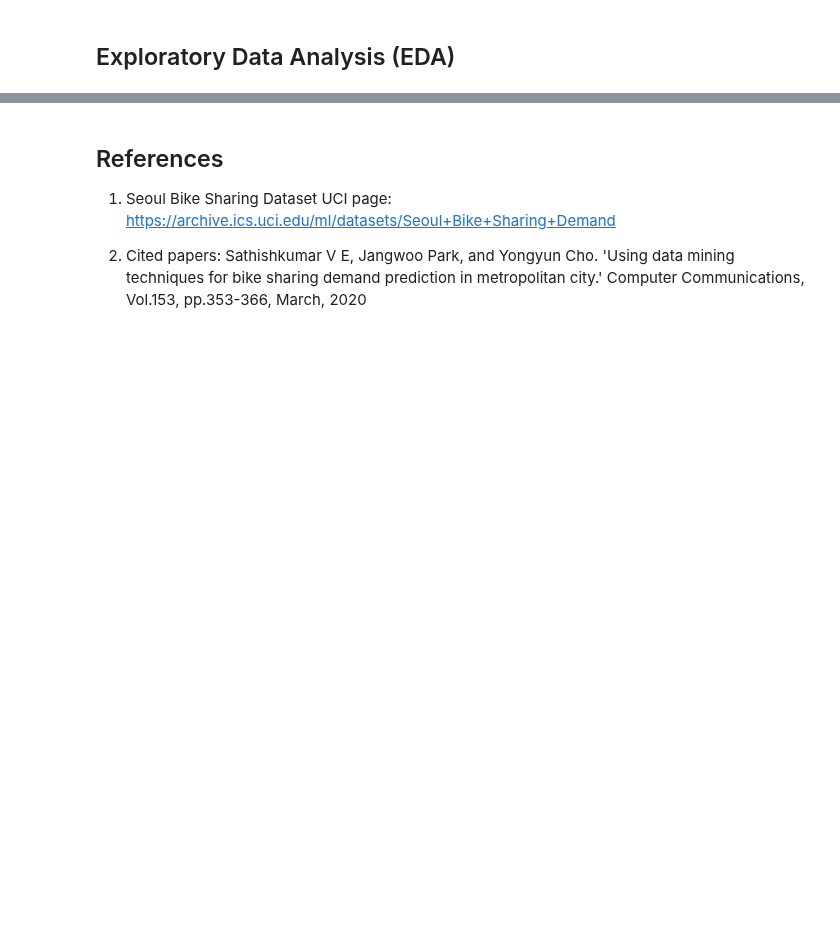
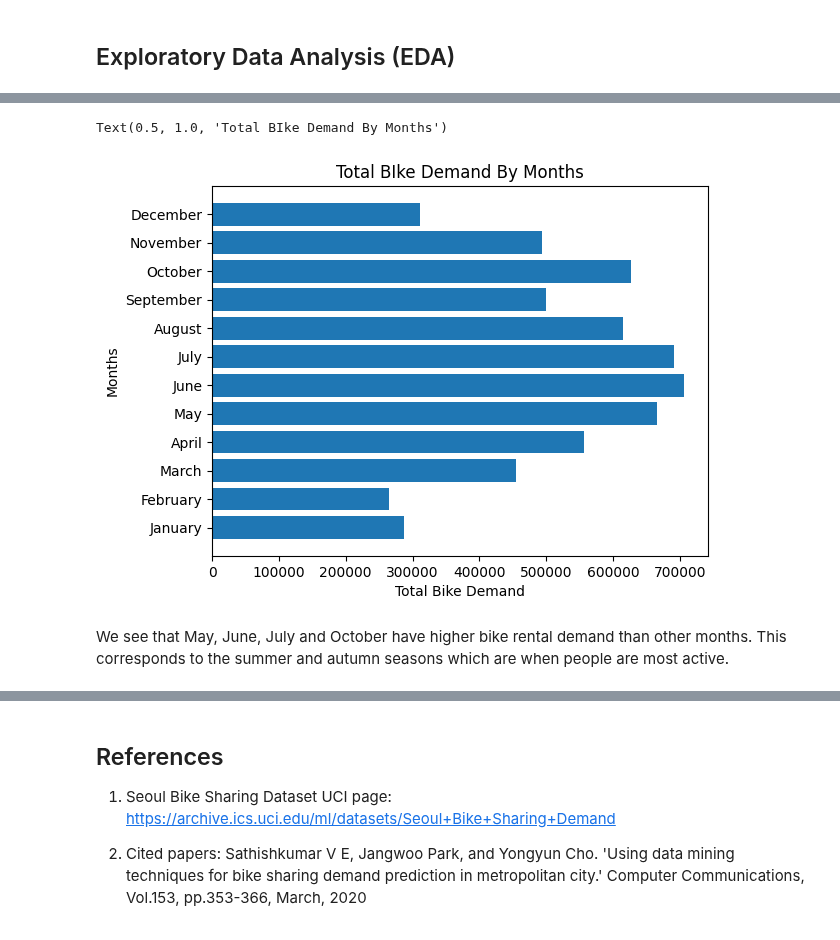
Before and after one commit to Emekadavid/bike-rentals, a Jupyter notebook: notebook.ipynb, the cells around one changed output, grey strips where cells are left out. Cells and saved outputs as stored; diff of their text form; code cells hidden in the pictures; blank space fills up the shorter version.

```diff
--- a/notebook.ipynb
+++ b/notebook.ipynb
@@ -137,0 +247,21 @@ There are no null values in the data set. As it is, it is set for exploratory da
+# %%
+# monthly demand
+monthly = bike_df.groupby("month")["rented_bike_count"].sum()
+monthly_df = monthly.to_frame()
+monthly_df.reset_index(inplace=True)
+months_map = {
+    1: "January",
+    2: "February",
+    3: "March",
+    4: "April",
+    5: "May",
+    6: "June",
+    7: "July",
+    8: "August",
+    9: "September",
+    10: "October",
+    11: "November",
+    12: "December"
+}
+monthly_df.month = monthly_df.month.map(months_map)
+monthly_df
@@ -137,0 +282,10 @@ There are no null values in the data set. As it is, it is set for exploratory da
+# %%
+plt.barh(monthly_df.month, monthly_df.rented_bike_count)
+plt.ylabel("Months")
+plt.xlabel("Total Bike Demand")
+plt.title("Total BIke Demand By Months")
+# %% [output]
+Text(0.5, 1.0, 'Total BIke Demand By Months')
+[figure, added]
+# %% [markdown]
+We see that May, June, July and October have higher bike rental demand than other months. This corresponds to the summer and autumn seasons which are when people are most active.
```
Also changed, not shown: parts of 30 cells of this notebook, 1 other file.
